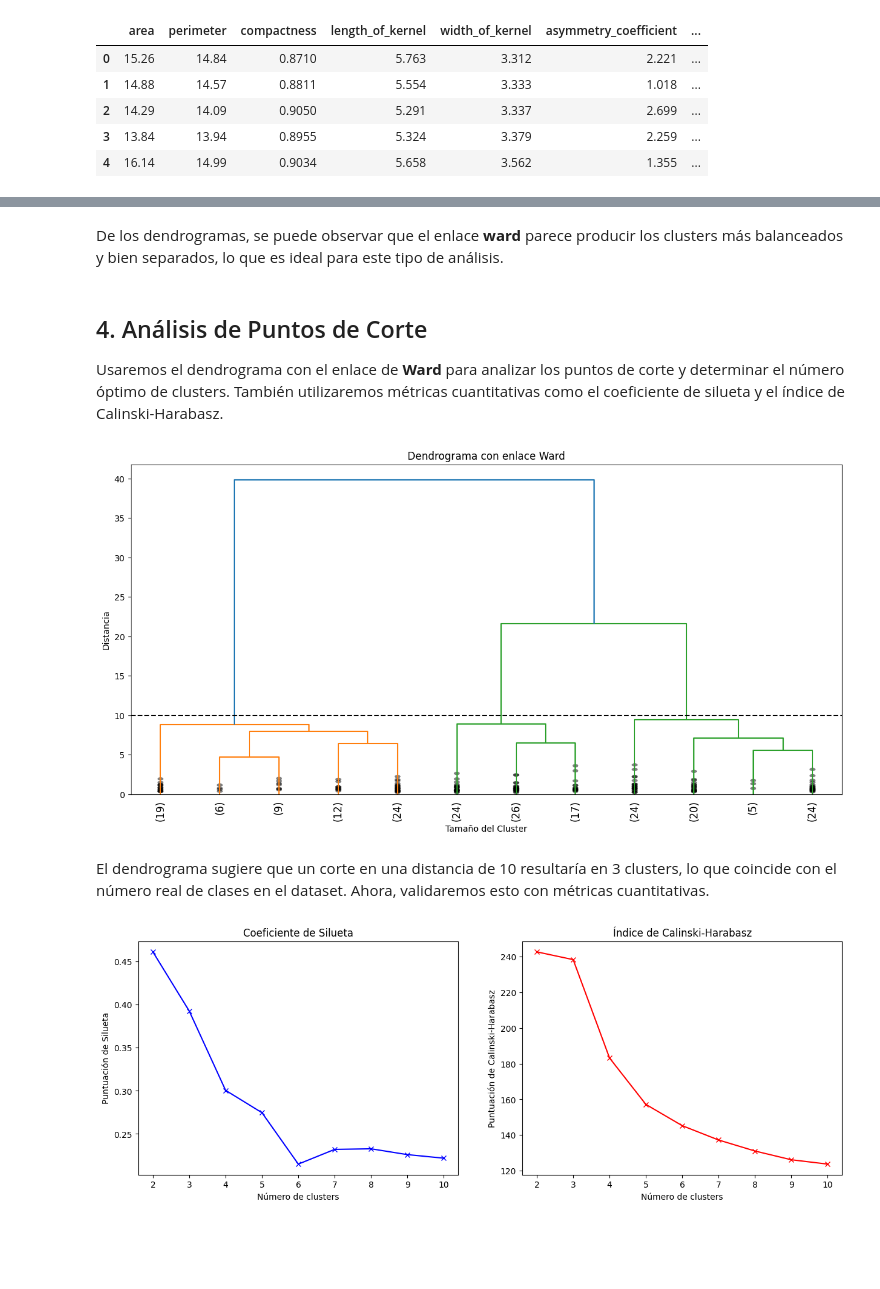
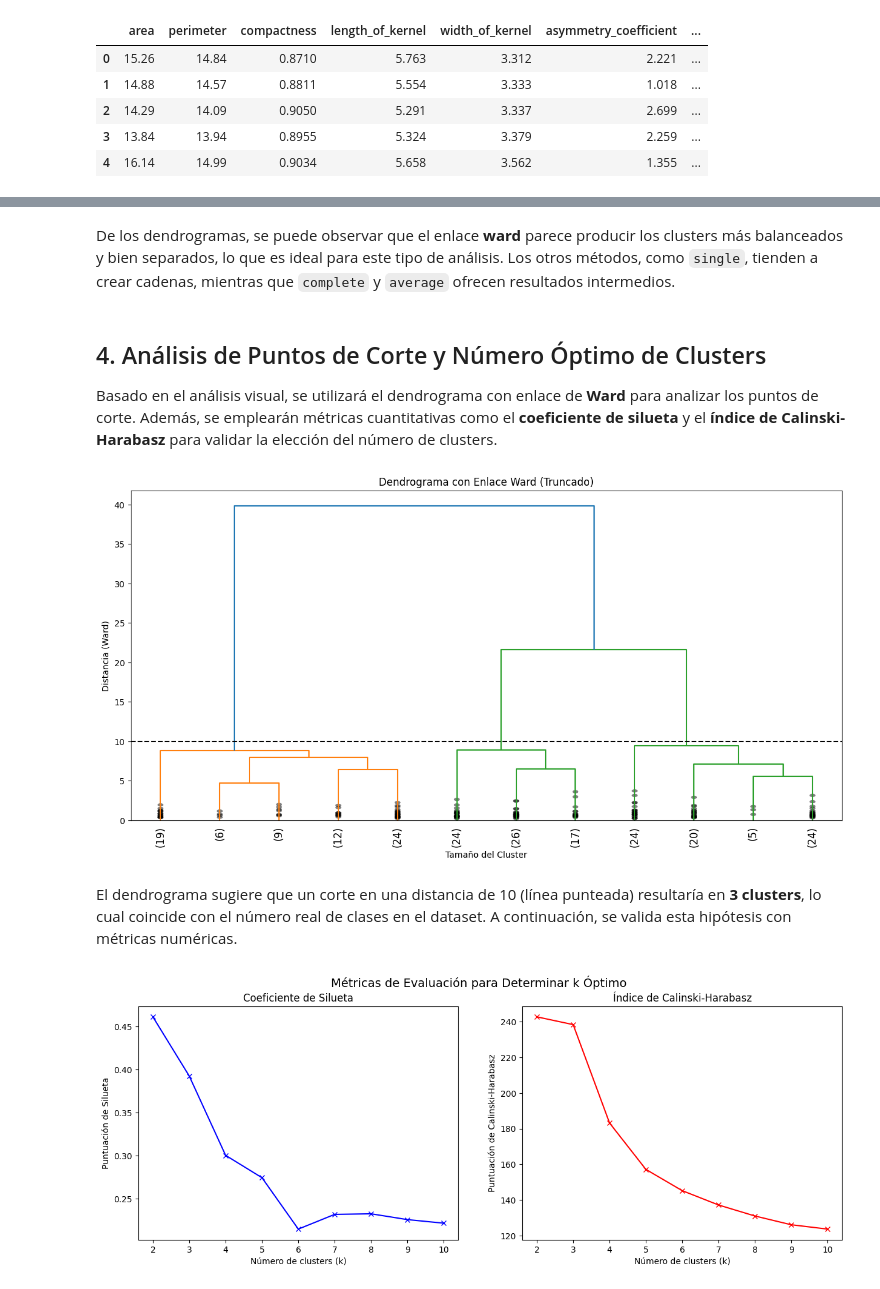
Before and after one commit to KrozFu/intelligent-systems-resources, a Jupyter notebook: exam_03/02_point.ipynb, the cells around one changed output, grey strips where cells are left out. Cells and saved outputs as stored; diff of their text form; code cells hidden in the pictures; blank space fills up the shorter version.

```diff
--- a/exam_03/02_point.ipynb
+++ b/exam_03/02_point.ipynb
@@ -13,17 +15,20 @@ from sklearn.cluster import AgglomerativeClustering
 from sklearn.preprocessing import StandardScaler
 from sklearn.metrics import silhouette_score, calinski_harabasz_score
 
-# Cargar los datos
+# Cargar los datos desde la URL
 url = 'https://archive.ics.uci.edu/ml/machine-learning-databases/00236/seeds_dataset.txt'
 column_names = [
     'area', 'perimeter', 'compactness', 'length_of_kernel', 'width_of_kernel',
     'asymmetry_coefficient', 'length_of_kernel_groove', 'class'
 ]
-df = pd.read_csv(url, header=None, names=column_names, sep='\s+')
+# Se utiliza sep='\s+' para manejar múltiples espacios como separadores
+df = pd.read_csv(url, header=None, names=column_names, sep=r'\s+')
 
+# Separar características (X) y etiquetas (y)
 X = df.drop('class', axis=1)
 y = df['class']
 
+# Mostrar las primeras filas para verificar la carga
 df.head()
 # %% [output]
 |  | area | perimeter | compactness | length_of_kernel | width_of_kernel | asymmetry_coefficient | ... |
@@ -62,55 +79,72 @@ plt.show()
 # %% [markdown]
-De los dendrogramas, se puede observar que el enlace **ward** parece producir los clusters más balanceados y bien separados, lo que es ideal para este tipo de análisis.
+De los dendrogramas, se puede observar que el enlace **ward** parece producir los clusters más balanceados y bien separados, lo que es ideal para este tipo de análisis. Los otros métodos, como `single`, tienden a crear cadenas, mientras que `complete` y `average` ofrecen resultados intermedios.
 # %% [markdown]
-## 4. Análisis de Puntos de Corte
+## 4. Análisis de Puntos de Corte y Número Óptimo de Clusters
 
-Usaremos el dendrograma con el enlace de **Ward** para analizar los puntos de corte y determinar el número óptimo de clusters. También utilizaremos métricas cuantitativas como el coeficiente de silueta y el índice de Calinski-Harabasz.
+Basado en el análisis visual, se utilizará el dendrograma con enlace de **Ward** para analizar los puntos de corte. Además, se emplearán métricas cuantitativas como el **coeficiente de silueta** y el **índice de Calinski-Harabasz** para validar la elección del número de clusters.
 # %%
 plt.figure(figsize=(15, 7))
-plt.title('Dendrograma con enlace Ward')
+plt.title('Dendrograma con Enlace Ward (Truncado)')
+plt.xlabel('Tamaño del Cluster')
+plt.ylabel('Distancia (Ward)')
+
+# Calcular el enlace de Ward
 Z_ward = linkage(X_scaled, method='ward')
-dendrogram(Z_ward, truncate_mode='lastp', p=12, leaf_rotation=90., leaf_font_size=12., show_contracted=True)
 
-# Añadir una línea de corte para visualizar la formación de clusters
+# Graficar el dendrograma truncado para mayor claridad
+dendrogram(
+    Z_ward,
+    truncate_mode='lastp',  # Mostrar los últimos 'p' clusters fusionados
+    p=12,                   # Número de clusters a mostrar en la parte inferior
+    leaf_rotation=90.,
+    leaf_font_size=12.,
+    show_contracted=True    # Para representar el tamaño de los clusters
+)
+
+# Añadir una línea de corte para visualizar la formación de 3 clusters
 plt.axhline(y=10, c='k', linestyle='--')
-plt.xlabel('Tamaño del Cluster')
-plt.ylabel('Distancia')
 plt.show()
 # %% [output]
-[figure, old version]
+[figure, new version]
 # %% [markdown]
-El dendrograma sugiere que un corte en una distancia de 10 resultaría en 3 clusters, lo que coincide con el número real de clases en el dataset. Ahora, validaremos esto con métricas cuantitativas.
+El dendrograma sugiere que un corte en una distancia de 10 (línea punteada) resultaría en **3 clusters**, lo cual coincide con el número real de clases en el dataset. A continuación, se valida esta hipótesis con métricas numéricas.
 # %%
 silhouette_scores = []
 calinski_scores = []
 range_n_clusters = list(range(2, 11))
 
 for n_clusters in range_n_clusters:
+    # Configurar el modelo de clustering aglomerativo
     clusterer = AgglomerativeClustering(n_clusters=n_clusters, linkage='ward')
     cluster_labels = clusterer.fit_predict(X_scaled)
 
+    # Calcular el coeficiente de silueta
     silhouette_avg = silhouette_score(X_scaled, cluster_labels)
     silhouette_scores.append(silhouette_avg)
 
+    # Calcular el índice de Calinski-Harabasz
     calinski_avg = calinski_harabasz_score(X_scaled, cluster_labels)
     calinski_scores.append(calinski_avg)
 
-# Graficar los resultados
+# Graficar los resultados de las métricas
 fig, (ax1, ax2) = plt.subplots(1, 2, figsize=(15, 5))
+fig.suptitle('Métricas de Evaluación para Determinar k Óptimo', fontsize=14)
 
+# Gráfico del Coeficiente de Silueta
 ax1.plot(range_n_clusters, silhouette_scores, 'bx-')
 ax1.set_title('Coeficiente de Silueta')
-ax1.set_xlabel('Número de clusters')
+ax1.set_xlabel('Número de clusters (k)')
 ax1.set_ylabel('Puntuación de Silueta')
 
+# Gráfico del Índice de Calinski-Harabasz
 ax2.plot(range_n_clusters, calinski_scores, 'rx-')
 ax2.set_title('Índice de Calinski-Harabasz')
-ax2.set_xlabel('Número de clusters')
+ax2.set_xlabel('Número de clusters (k)')
 ax2.set_ylabel('Puntuación de Calinski-Harabasz')
 
 plt.show()
 # %% [output]
-[figure, old version]
+[figure, new version]
 # %% [markdown]
 ## 5. Conclusiones
 
```
Also changed, not shown: parts of 8 cells of this notebook, 1 other file.
